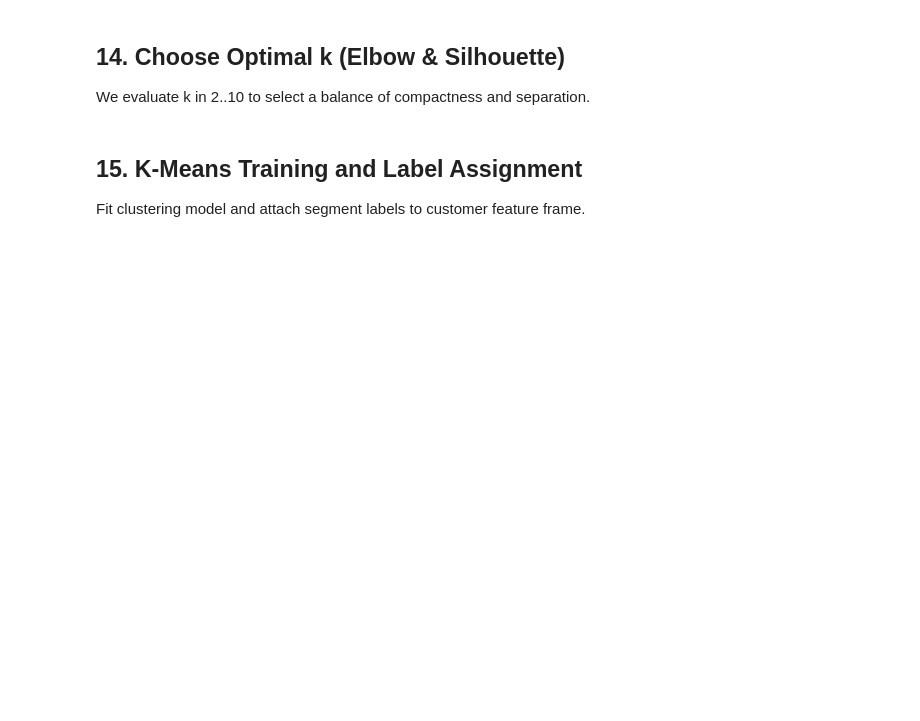
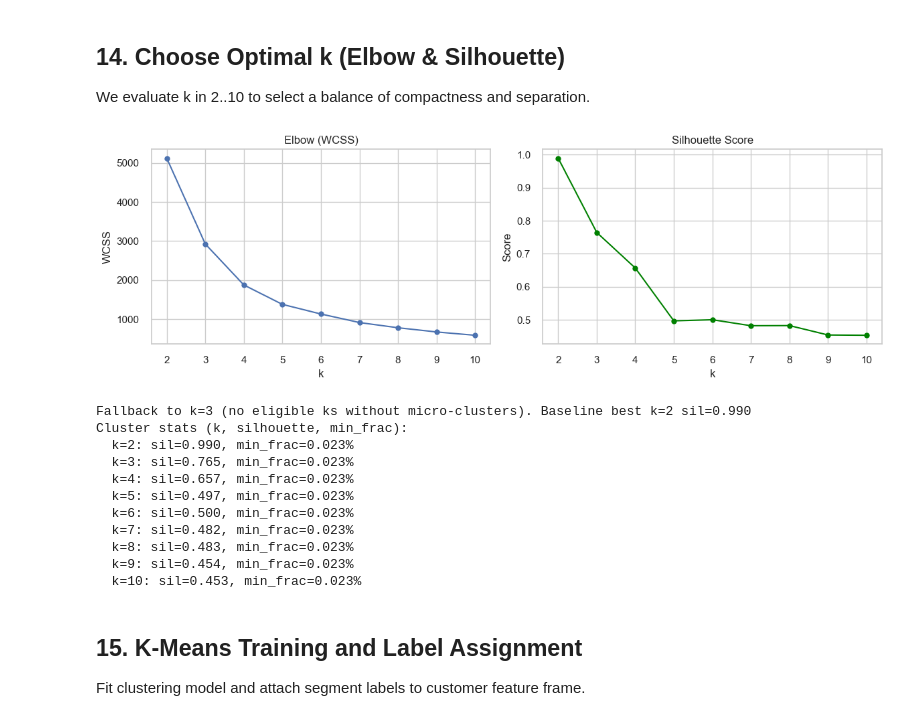
Before and after one commit to pratheekdk9919/Reply-Open-Day-Munich-, a Jupyter notebook: Replyopenday_merged_final.ipynb, the cells around one changed output. Cells and saved outputs as stored; diff of their text form; code cells hidden in the pictures; blank space fills up the shorter version.

```diff
--- a/Replyopenday_merged_final.ipynb
+++ b/Replyopenday_merged_final.ipynb
@@ -356,11 +528,12 @@ cust_agg.head()
 Scale numerical features to equalize influence in distance-based clustering.
 # %%
 features = ['TotalAmountSpent','PurchaseFrequency','AOV']
-# Clean up any inf/NaNs produced by division
+# Clean up any inf/NaNs produced by division (avoid chained assignment warnings)
 for f in features:
     if cust_agg[f].isna().any():
         cust_agg[f] = cust_agg[f].fillna(0)
-    cust_agg[f].replace([float('inf'), float('-inf')], 0, inplace=True)
+    vals = cust_agg[f].replace([float('inf'), float('-inf')], 0)
+    cust_agg[f] = vals
 
 scaler = StandardScaler()
 scaled_matrix = scaler.fit_transform(cust_agg[features])
@@ -376,23 +558,78 @@ We evaluate k in 2..10 to select a balance of compactness and separation.
 # %%
 wcss = []
 silhouette_scores = []
 X = scaled_df[[c for c in scaled_df.columns if c.endswith('_scaled')]].values
 
-k_values = range(2, 11)
+k_values = list(range(2, 11))
 for k in k_values:
     km = KMeans(n_clusters=k, random_state=42, n_init=10)
     labels = km.fit_predict(X)
     wcss.append(km.inertia_)
     silhouette_scores.append(silhouette_score(X, labels))
 
 fig, axes = plt.subplots(1,2, figsize=(12,4))
-axes[0].plot(list(k_values), wcss, marker='o'); axes[0].set_title('Elbow (WCSS)'); axes[0].set_xlabel('k'); axes[0].set_ylabel('WCSS')
-axes[1].plot(list(k_values), silhouette_scores, marker='o', color='green'); axes[1].set_title('Silhouette Score'); axes[1].set_xlabel('k'); axes[1].set_ylabel('Score')
+axes[0].plot(k_values, wcss, marker='o'); axes[0].set_title('Elbow (WCSS)'); axes[0].set_xlabel('k'); axes[0].set_ylabel('WCSS')
+axes[1].plot(k_values, silhouette_scores, marker='o', color='green'); axes[1].set_title('Silhouette Score'); axes[1].set_xlabel('k'); axes[1].set_ylabel('Score')
 plt.tight_layout(); plt.show()
 
-# Heuristic selection: choose k with high silhouette near the elbow
-optimal_k = int(k_values[int(np.argmax(silhouette_scores))])
-print('Selected k (silhouette argmax heuristic):', optimal_k)
+# Refined interpretability-centric heuristic:
+# 1. Compute silhouette and smallest cluster fraction for each k.
+# 2. Reject ks that produce any cluster with <0.5% of samples (micro-clusters) and enforce k >= 3.
+# 3. Prefer the highest silhouette among eligible ks within a tolerance of 0.20 below the global best silhouette.
+# 4. If no ks meet tolerance, fall back to the highest-silhouette eligible k.
+# 5. If no eligible ks (all have micro-clusters), force k=3 and note fallback.
+
+from collections import Counter
+
+best_sil = max(silhouette_scores)
+baseline_k = k_values[int(np.argmax(silhouette_scores))]
+
+cluster_stats = []
+for k in k_values:
+    km_tmp = KMeans(n_clusters=k, random_state=42, n_init=10)
+    lbs = km_tmp.fit_predict(X)
+    counts = Counter(lbs)
+    total = len(lbs)
+    min_frac = min(v/total for v in counts.values())
+    sil = silhouette_score(X, lbs)
+    cluster_stats.append({'k': k, 'sil': sil, 'min_frac': min_frac})
+
+eligible = [d for d in cluster_stats if d['k'] >= 3 and d['min_frac'] >= 0.005]
+within_tol = [d for d in eligible if (best_sil - d['sil']) <= 0.20]
+
+if eligible:
+    if within_tol:
+        chosen = max(within_tol, key=lambda d: d['sil'])
+    else:
+        chosen = max(eligible, key=lambda d: d['sil'])
+    optimal_k = chosen['k']
+    rationale = (
+        f"Chosen k={optimal_k} (sil={chosen['sil']:.3f}, min_frac={chosen['min_frac']:.3%}) | "
+        f"baseline best k={baseline_k} sil={best_sil:.3f}; interpretability filter applied"
+    )
+else:
+    optimal_k = 3  # fallback
+    rationale = (
+        f"Fallback to k=3 (no eligible ks without micro-clusters). Baseline best k={baseline_k} sil={best_sil:.3f}"
+    )
+
+print(rationale)
+print("Cluster stats (k, silhouette, min_frac):")
+for d in cluster_stats:
+    print(f"  k={d['k']}: sil={d['sil']:.3f}, min_frac={d['min_frac']:.3%}")
+# %% [output]
+[figure, added]
+Fallback to k=3 (no eligible ks without micro-clusters). Baseline best k=2 sil=0.990
+Cluster stats (k, silhouette, min_frac):
+  k=2: sil=0.990, min_frac=0.023%
+  k=3: sil=0.765, min_frac=0.023%
+  k=4: sil=0.657, min_frac=0.023%
+  k=5: sil=0.497, min_frac=0.023%
+  k=6: sil=0.500, min_frac=0.023%
+  k=7: sil=0.482, min_frac=0.023%
+  k=8: sil=0.483, min_frac=0.023%
+  k=9: sil=0.454, min_frac=0.023%
+  k=10: sil=0.453, min_frac=0.023%
 # %% [markdown]
 ## 15. K-Means Training and Label Assignment
 Fit clustering model and attach segment labels to customer feature frame.
```
Also changed, not shown: parts of 20 cells of this notebook, 8 other files.
